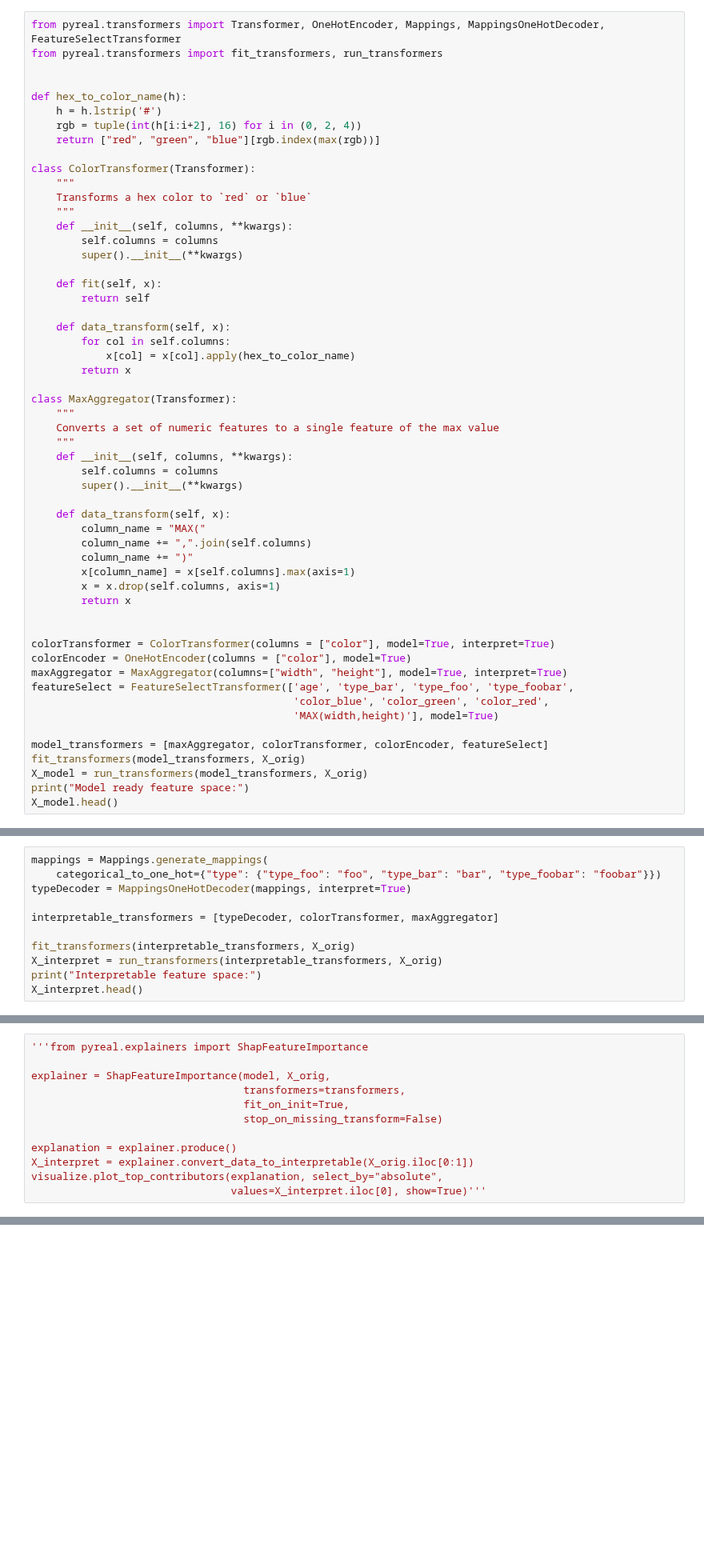
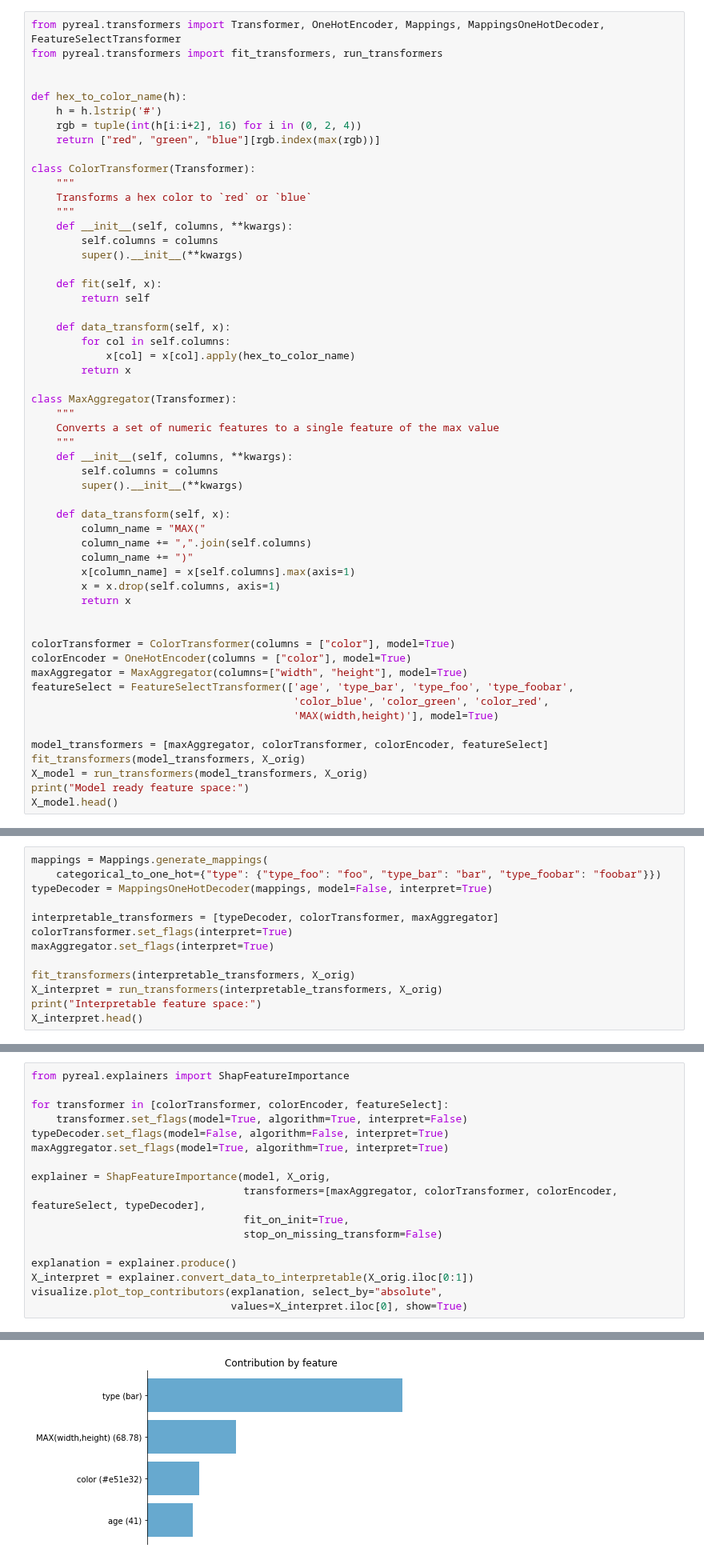
Before and after one commit to sibyl-dev/pyreal, a Jupyter notebook: tutorials/pyreal_introduction/pyreal_introduction.ipynb, the cells around one changed output, grey strips where cells are left out. Shown at 80% size. Saved outputs shown, nothing was run; the diff lists cells and outputs as text; blank space fills up the shorter version.

```diff
--- a/tutorials/pyreal_introduction/pyreal_introduction.ipynb
+++ b/tutorials/pyreal_introduction/pyreal_introduction.ipynb
@@ -84,9 +94,9 @@ class MaxAggregator(Transformer):
         return x
 
 
-colorTransformer = ColorTransformer(columns = ["color"], model=True, interpret=True)
+colorTransformer = ColorTransformer(columns = ["color"], model=True)
 colorEncoder = OneHotEncoder(columns = ["color"], model=True)
-maxAggregator = MaxAggregator(columns=["width", "height"], model=True, interpret=True)
+maxAggregator = MaxAggregator(columns=["width", "height"], model=True)
 featureSelect = FeatureSelectTransformer(['age', 'type_bar', 'type_foo', 'type_foobar',
                                           'color_blue', 'color_green', 'color_red',
                                           'MAX(width,height)'], model=True)
@@ -129,9 +153,11 @@ We could make this space even more clear to human users with more descriptive fe
 # %%
 mappings = Mappings.generate_mappings(
     categorical_to_one_hot={"type": {"type_foo": "foo", "type_bar": "bar", "type_foobar": "foobar"}})
-typeDecoder = MappingsOneHotDecoder(mappings, interpret=True)
+typeDecoder = MappingsOneHotDecoder(mappings, model=False, interpret=True)
 
 interpretable_transformers = [typeDecoder, colorTransformer, maxAggregator]
+colorTransformer.set_flags(interpret=True)
+maxAggregator.set_flags(interpret=True)
 
 fit_transformers(interpretable_transformers, X_orig)
 X_interpret = run_transformers(interpretable_transformers, X_orig)
@@ -204,14 +249,20 @@ visualize.plot_top_contributors(explanation, select_by="absolute",
 # %% [markdown]
 We can also generate global feature-based explanations using the `gfi` package - for example, the `ShapFeatureImportance` explainer.
 # %%
-'''from pyreal.explainers import ShapFeatureImportance
+from pyreal.explainers import ShapFeatureImportance
+
+for transformer in [colorTransformer, colorEncoder, featureSelect]:
+    transformer.set_flags(model=True, algorithm=True, interpret=False)
+typeDecoder.set_flags(model=False, algorithm=False, interpret=True)
+maxAggregator.set_flags(model=True, algorithm=True, interpret=True)
 
 explainer = ShapFeatureImportance(model, X_orig,
-                                  transformers=transformers,
+                                  transformers=[maxAggregator, colorTransformer, colorEncoder, featureSelect, typeDecoder],
                                   fit_on_init=True,
                                   stop_on_missing_transform=False)
 
 explanation = explainer.produce()
 X_interpret = explainer.convert_data_to_interpretable(X_orig.iloc[0:1])
 visualize.plot_top_contributors(explanation, select_by="absolute",
-                                values=X_interpret.iloc[0], show=True)'''
+                                values=X_interpret.iloc[0], show=True)
+# %% [output]
@@ -217,0 +270 @@ visualize.plot_top_contributors(explanation, select_by="absolute",
+[figure, added]
```
Also changed, not shown: parts of 14 cells of this notebook, 1 other file.
